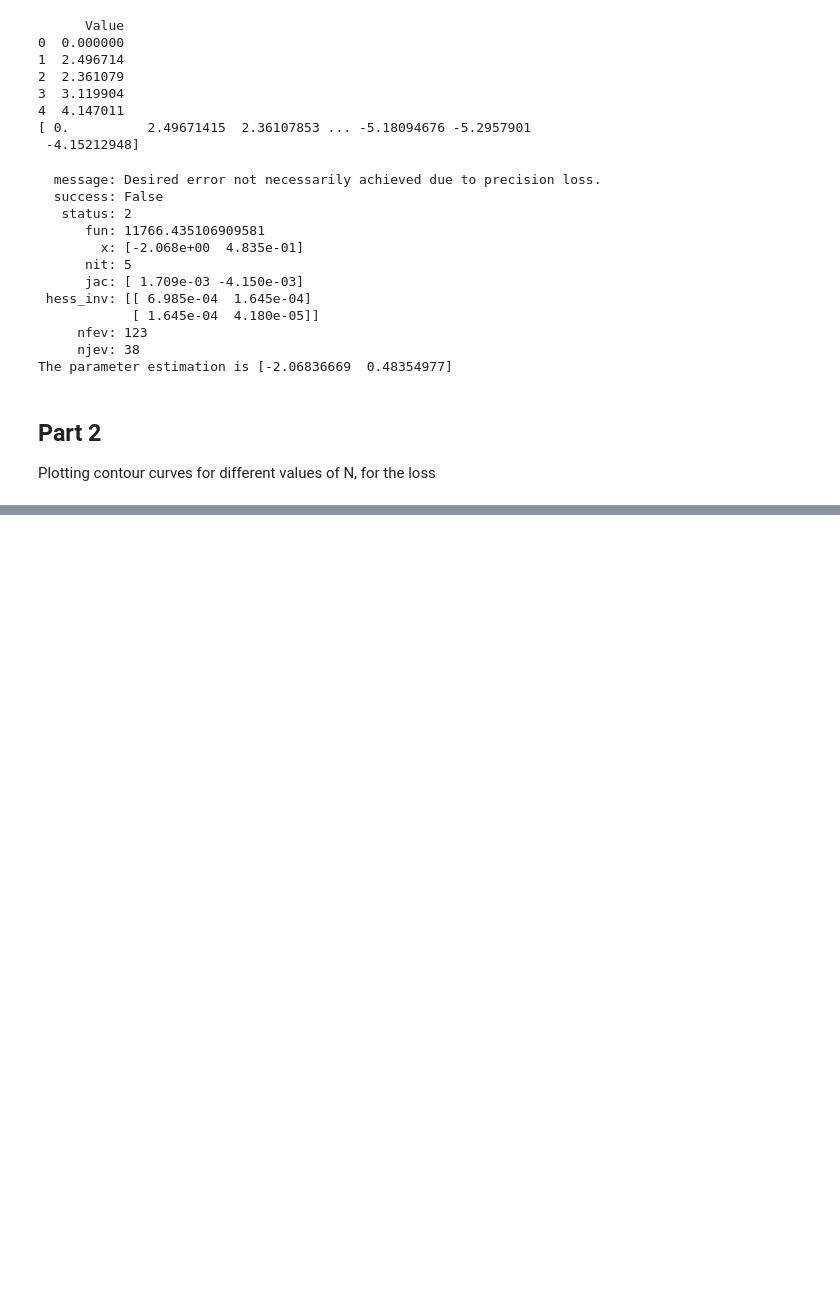
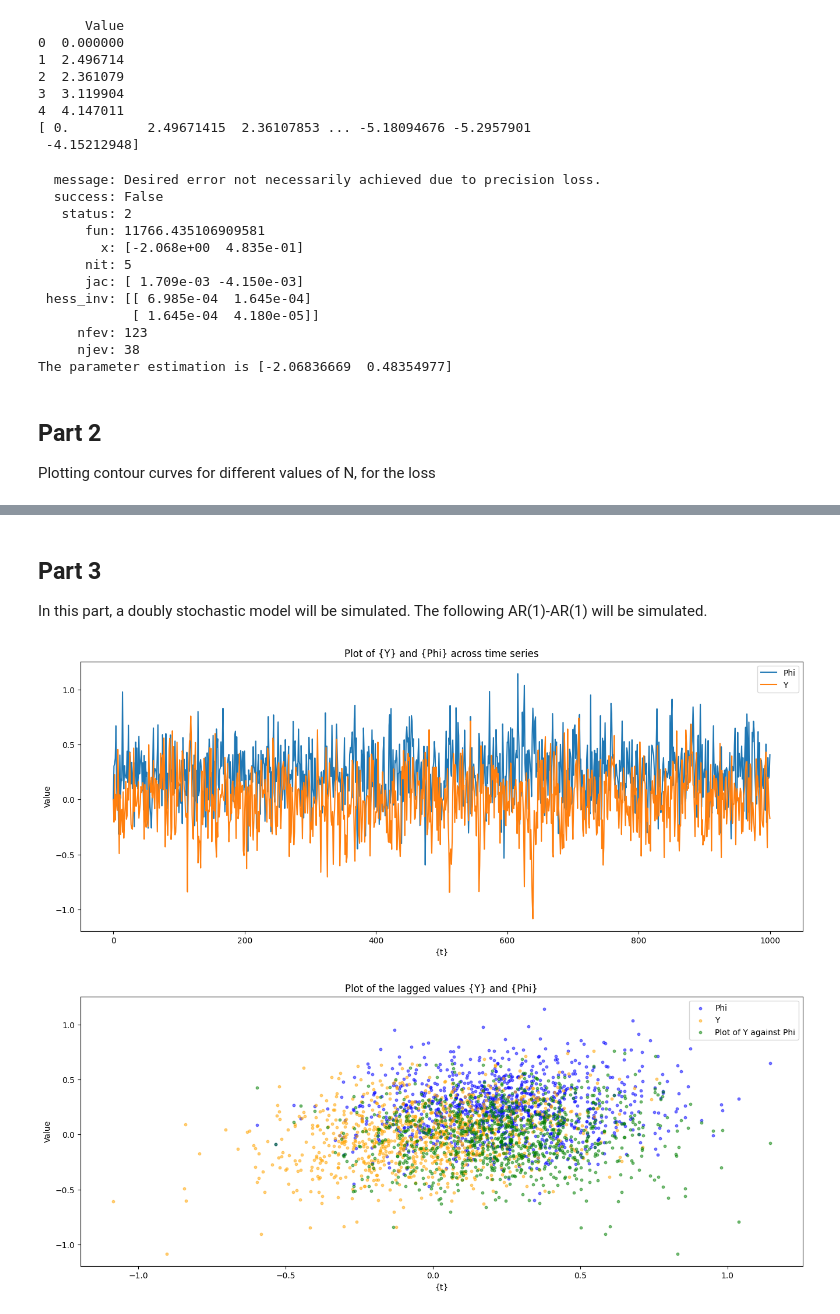
Before and after one commit to gustavn19/advanced_time_series_analysis, a Jupyter notebook: assignment_2/a2.ipynb, the cells around one changed output, grey strips where cells are left out. Saved outputs shown, nothing was run; the diff lists cells and outputs as text; code cells hidden in the pictures; blank space fills up the shorter version.

Commit message:
Part 3

```diff
--- a/assignment_2/a2.ipynb
+++ b/assignment_2/a2.ipynb
@@ -135,0 +215,49 @@ TypeError: Input z must be 2D, not 3D
+# %% [markdown]
+## Part 3
+
+In this part, a doubly stochastic model will be simulated. The following AR(1)-AR(1) will be simulated.
+# %%
+def doubly_stochastic(phi, mu, sigma_epsilon, sigma_zeta, nr_points = 1000): # , p1 = 1, p2 = 1): # Make adjustable with degree of AR model
+    Phi, Y = [0], [0] # Initial values of the process
+    for data in range(nr_points):
+        epsilon_t = np.random.normal(0, sigma_epsilon ** 2)
+        zeta_t = np.random.normal(0, sigma_zeta ** 2)
+        Phi_t = mu + phi * (Phi[-1] - mu) + zeta_t
+        Y_t = Phi_t * Y[-1] + epsilon_t
+        Phi.append(Phi_t)
+        Y.append(Y_t)
+    return Phi, Y
+
+
+def plot_doubly_stochastic(phi = 1 / 8,
+                        mu = 1 / 4,
+                        sigma_epsilon = 1 / 2,
+                        sigma_zeta = 1 / 2,
+                        nr_points = 1000):
+
+    Phi, Y = doubly_stochastic(phi, mu, sigma_epsilon, sigma_zeta, nr_points)
+    plt.figure(figsize = (16, 6))
+    plt.plot(np.arange(nr_points + 1), Phi, label = 'Phi')
+    plt.plot(np.arange(nr_points + 1), Y, label = 'Y')
+    plt.legend()
+    plt.title(rf'Plot of {{Y}} and {{Phi}} across time series')
+    plt.xlabel(rf'{{t}}')
+    plt.ylabel('Value')
+    plt.show()
+
+    # Plot the increments
+    plt.figure(figsize = (16, 6))
+    plt.scatter(Phi[ : -1], Phi[1 : ], label = 'Phi', color = 'blue', s = 10, alpha = 1 / 2)
+    plt.scatter(Y[ : -1], Y[1 : ], label = 'Y', color = 'orange', s = 10, alpha = 1 / 2)
+    plt.scatter(Phi, Y, label = 'Plot of Y against Phi', color = 'green', s = 10, alpha = 1 / 2)
+    plt.legend()
+    plt.title(rf'Plot of the lagged values {{Y}} and {{Phi}}')
+    plt.xlabel(rf'{{t}}')
+    plt.ylabel('Value')
+    plt.show()
+
+
+plot_doubly_stochastic()
+# %% [output]
+[figure, added]
+[figure, added]
```
Also changed, not shown: parts of 1 cell of this notebook.
